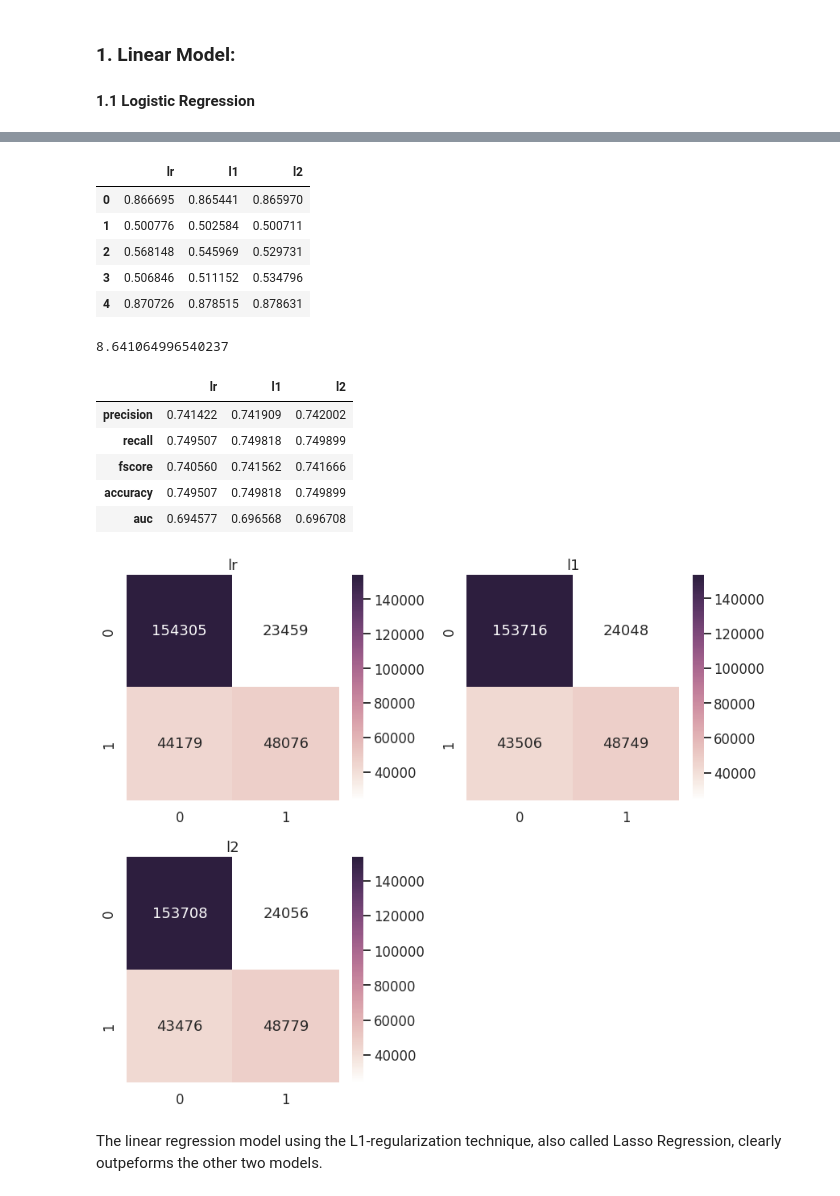
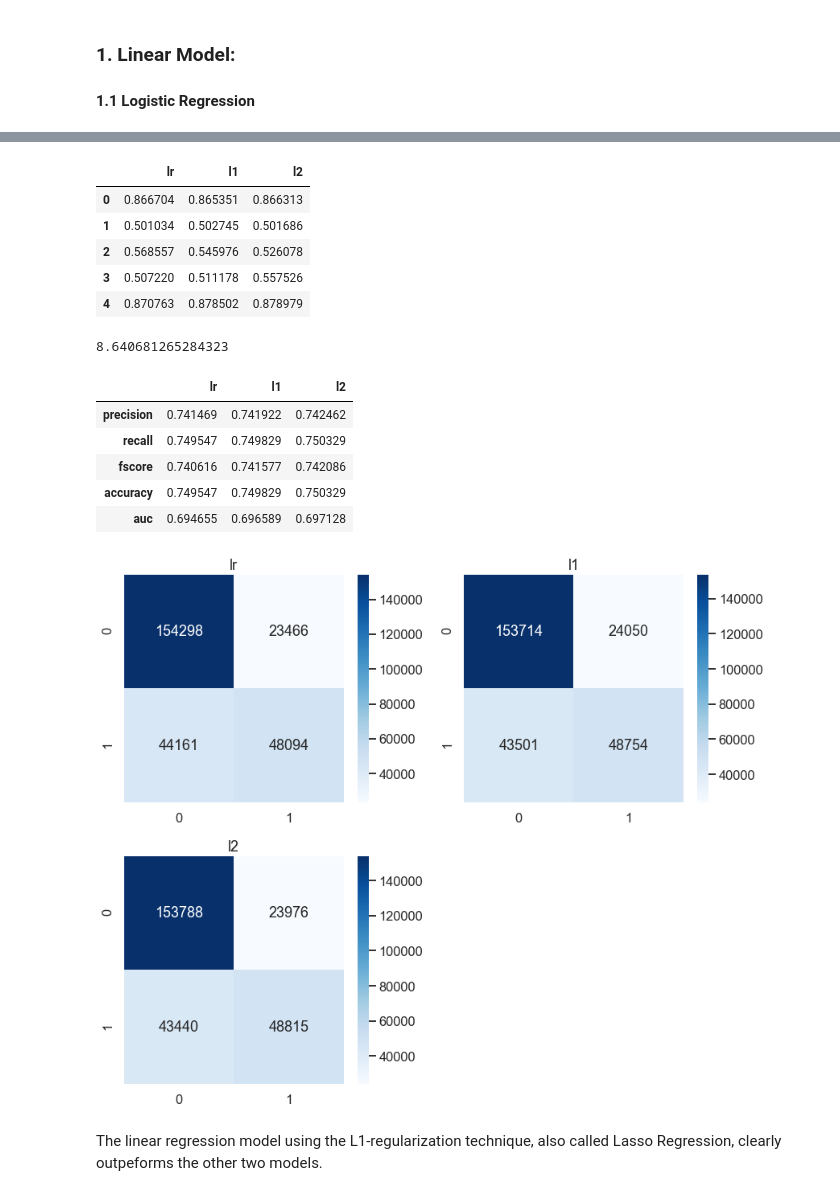
Before and after one commit to Brighton94/higgs-boson-machine-learning-project, a Jupyter notebook: atlas_higgs_challenge.ipynb, the cells around one changed output, grey strips where cells are left out. Saved outputs shown, nothing was run; the diff lists cells and outputs as text; code cells hidden in the pictures.

```diff
--- a/atlas_higgs_challenge.ipynb
+++ b/atlas_higgs_challenge.ipynb
@@ -472,7 +500,6 @@ Now let's look at which model performs best at classifying events in the validat
 lr = LogisticRegression(solver='liblinear').fit(X_train, y_train)
 # %%
 %%time
-
 # L1 regularized logistic regression
-lr_l1 = LogisticRegressionCV(Cs=10, cv=4, penalty='l1', solver='liblinear').fit(X_train, y_train)
+lr_l1 = LogisticRegressionCV(Cs=10, cv=4, penalty='l1', solver='liblinear', n_jobs=-1).fit(X_train, y_train)
 # %% [output]
@@ -481,5 +507,5 @@ Wall time: 48min 6s
 # %%
 %%time
 # L2 regularized logistic regression
-lr_l2 = LogisticRegressionCV(Cs=10, cv=4, penalty='l2', solver='liblinear').fit(X_train, y_train)
+lr_l2 = LogisticRegressionCV(Cs=10, cv=4, penalty='l2', solver='liblinear', n_jobs=-1).fit(X_train, y_train)
 # %% [output]
@@ -505,15 +537,15 @@ y_pred.head()
 y_prob.head()
 # %% [output]
 |  | lr | l1 | l2 |
-| 0 | 0.866695 | 0.865441 | 0.865970 |
-| 1 | 0.500776 | 0.502584 | 0.500711 |
-| 2 | 0.568148 | 0.545969 | 0.529731 |
-| 3 | 0.506846 | 0.511152 | 0.534796 |
-| 4 | 0.870726 | 0.878515 | 0.878631 |
+| 0 | 0.866704 | 0.865351 | 0.866313 |
+| 1 | 0.501034 | 0.502745 | 0.501686 |
+| 2 | 0.568557 | 0.545976 | 0.526078 |
+| 3 | 0.507220 | 0.511178 | 0.557526 |
+| 4 | 0.870763 | 0.878502 | 0.878979 |
 # %%
 log_loss(y_test, y_pred['l1'])
 # %% [output]
-8.641064996540237
+8.640681265284323
 # %%
 metrics = list()
 cm = dict()
@@ -544,25 +576,24 @@ metrics = pd.concat(metrics, axis=1)
 metrics
 # %% [output]
 |  | lr | l1 | l2 |
-| precision | 0.741422 | 0.741909 | 0.742002 |
-| recall | 0.749507 | 0.749818 | 0.749899 |
-| fscore | 0.740560 | 0.741562 | 0.741666 |
-| accuracy | 0.749507 | 0.749818 | 0.749899 |
-| auc | 0.694577 | 0.696568 | 0.696708 |
+| precision | 0.741469 | 0.741922 | 0.742462 |
+| recall | 0.749547 | 0.749829 | 0.750329 |
+| fscore | 0.740616 | 0.741577 | 0.742086 |
+| accuracy | 0.749547 | 0.749829 | 0.750329 |
+| auc | 0.694655 | 0.696589 | 0.697128 |
 # %%
 fig, axList = plt.subplots(nrows=2, ncols=2)
 axList = axList.flatten()
 fig.set_size_inches(12, 10)
 
 axList[-1].axis('off')
-cmap = sns.cubehelix_palette(light=1, as_cmap=True)
 for ax,lab in zip(axList[:-1], coeff_labels):
-    sns.heatmap(cm[lab], ax=ax, annot=True, fmt='d', cmap=cmap);
+    sns.heatmap(cm[lab], ax=ax, annot=True, fmt='d', cmap='Blues');
     ax.set(title=lab);
 
 plt.tight_layout()
 # %% [output]
-[figure, old version]
+[figure, new version]
 # %% [markdown]
 The linear regression model using the L1-regularization technique, also called Lasso Regression, clearly outpeforms the other two models.
 # %% [markdown]
```
Also changed, not shown: parts of 42 cells of this notebook.
